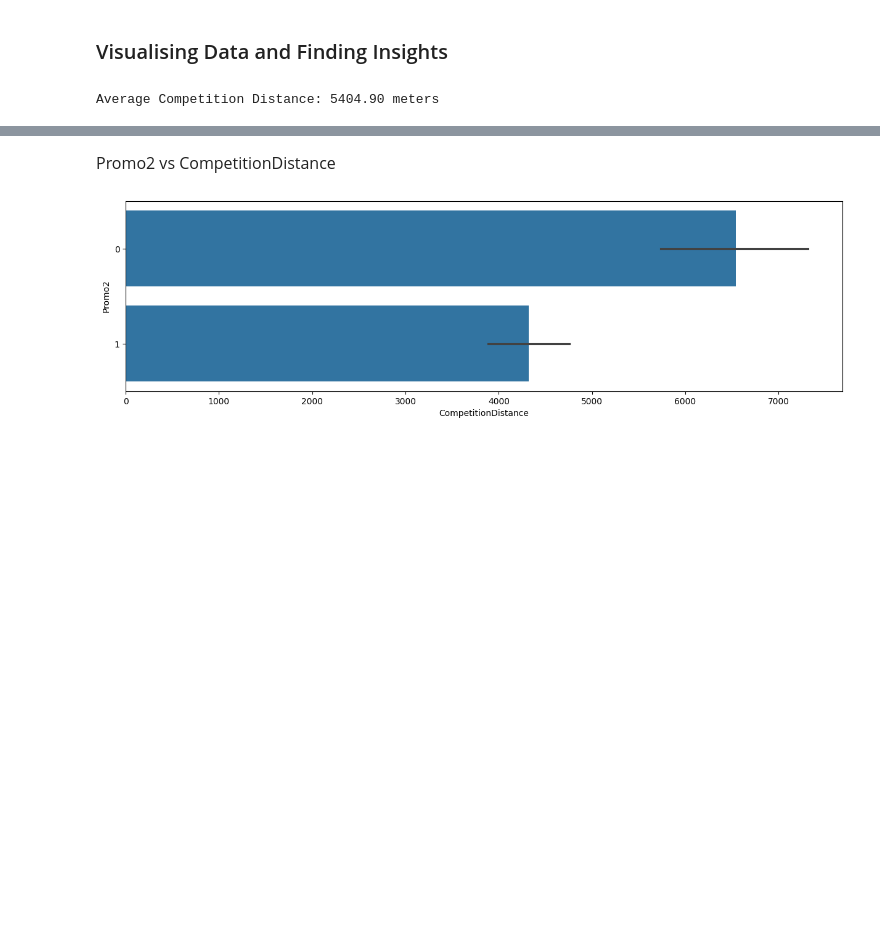
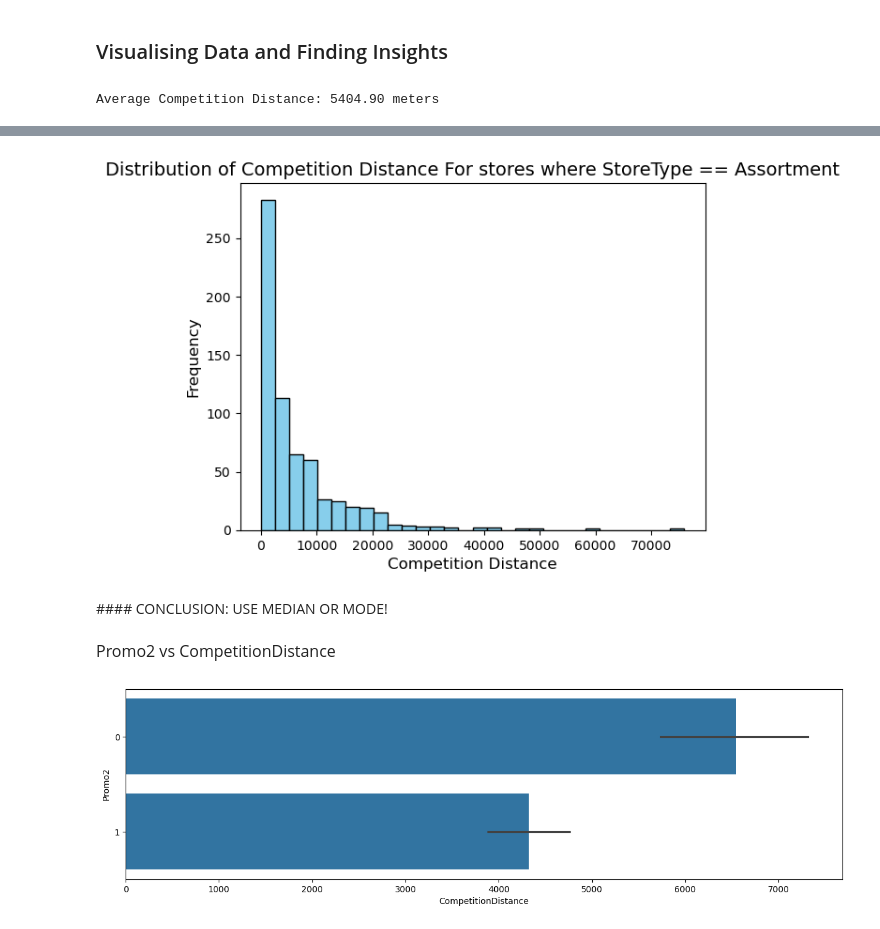
Before and after one commit to piyushsinghoffice/UoM-Data-Env, a Jupyter notebook: Assignment 2/main.ipynb, the cells around one changed output, grey strips where cells are left out. Drawn from its saved outputs; the diff is of its cells as text; code cells hidden in the pictures; blank space fills up the shorter version.

```diff
--- a/Assignment 2/main.ipynb
+++ b/Assignment 2/main.ipynb
@@ -114,3 +166,14 @@ Average Competition Distance: 5404.90 meters
+# %%
+filterNotType = store[store['StoreType'] != store['Assortment']]
+plt.hist(filterNotType['CompetitionDistance'], bins=30, color='skyblue', edgecolor='black')
+plt.title("Distribution of Competition Distance For stores where StoreType == Assortment", fontsize=14)
+plt.xlabel("Competition Distance", fontsize=12)
+plt.ylabel("Frequency", fontsize=12)
+plt.show()
+# %% [output]
+[figure, added]
+# %% [markdown]
+#### CONCLUSION: USE MEDIAN OR MODE!
 # %% [markdown]
 <p style="font-size: 16px">Promo2 vs CompetitionDistance</p>
 # %%
```
Also changed, not shown: parts of 7 cells of this notebook.
